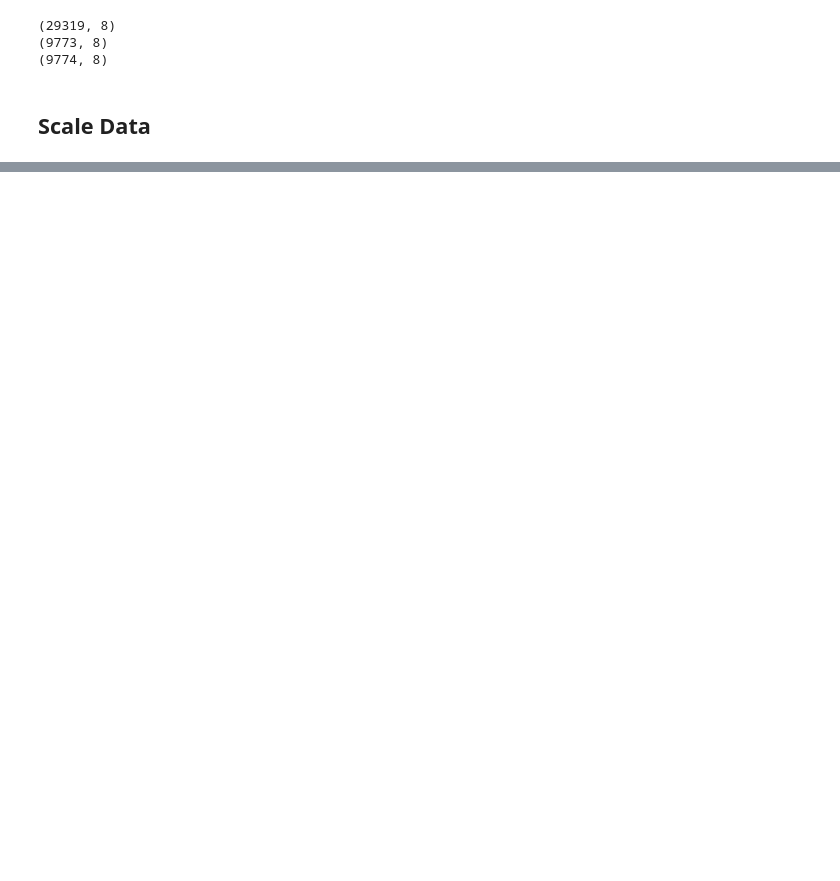
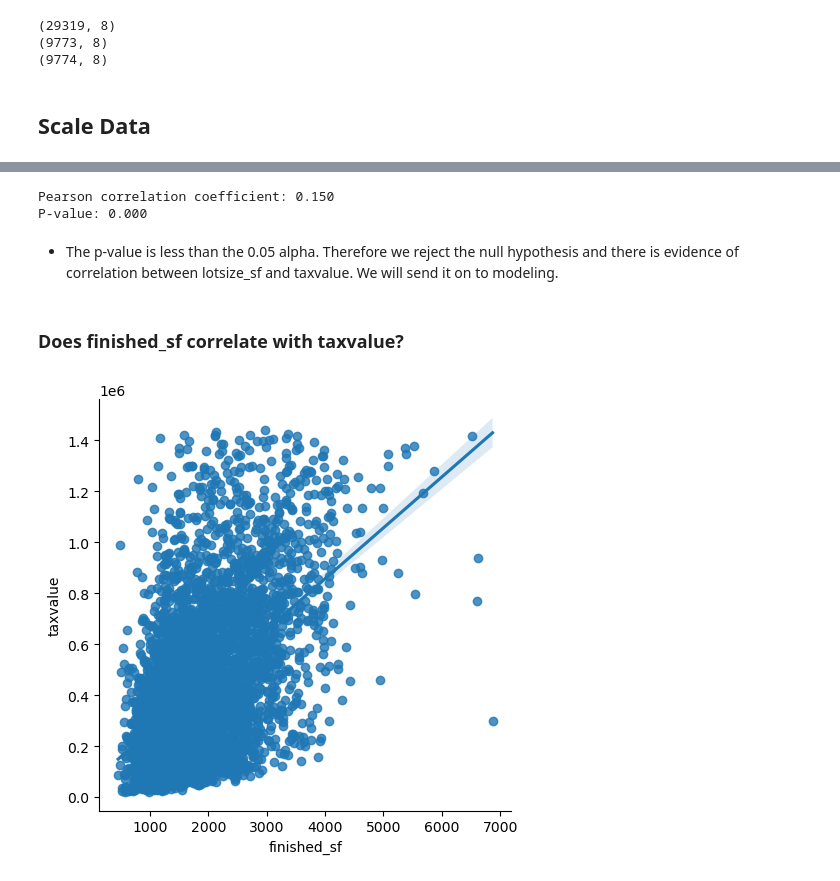
Before and after one commit to Brian-ONeil/project2_zillow, a Jupyter notebook: non_final_report.ipynb, the cells around one changed output, grey strips where cells are left out. Saved outputs shown, nothing was run; the diff lists cells and outputs as text; code cells hidden in the pictures; blank space fills up the shorter version.

```diff
--- a/non_final_report.ipynb
+++ b/non_final_report.ipynb
@@ -416,0 +396,15 @@ ValueError: Cannot take a larger sample than population when 'replace=False'
+# %%
+ev.lotsize_pearson_corr(train)
+# %% [output]
+Pearson correlation coefficient: 0.150
+P-value: 0.000
+# %% [markdown]
+* The p-value is less than the 0.05 alpha. Therefore we reject the null hypothesis and there is evidence of correlation between lotsize_sf and taxvalue. We will send it on to modeling.
+# %% [markdown]
+### Does finished_sf correlate with taxvalue?
+# %%
+train_sample = train.sample(n=5000, random_state=42)
+sns.lmplot(x='finished_sf', y='taxvalue', data=train.sample(5000))
+plt.show()
+# %% [output]
+[figure, added]
```
Also changed, not shown: parts of 88 cells of this notebook, 5 other files.
